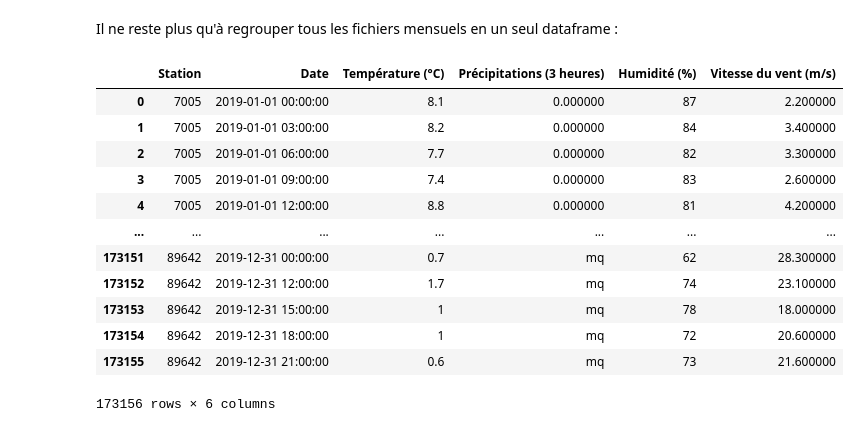
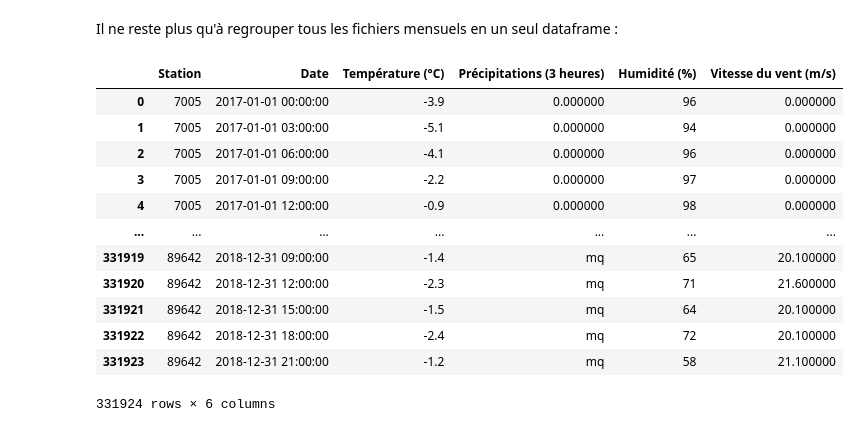
Before and after one commit to Theo-Clavel/feux_de_foret, a Jupyter notebook: main.ipynb, the cells around one changed output. Drawn from its saved outputs; the diff is of its cells as text; code cells hidden in the pictures.

```diff
--- a/main.ipynb
+++ b/main.ipynb
@@ -112,23 +112,23 @@ Il ne reste plus qu'à regrouper tous les fichiers mensuels en un seul dataframe
 # %%
 df_meteo = pd.DataFrame()
 
-for k in range(2019,2020):
+for k in range(2017,2019):
     for i in range(1,13):
         df_meteo = pd.concat([df_meteo, cleaned_csv(k,i)], ignore_index = True)
 
 df_meteo
 # %% [output]
 |  | Station | Date | Température (°C) | Précipitations (3 heures) | Humidité (%) | Vitesse du vent (m/s) |
-| 0 | 7005 | 2019-01-01 00:00:00 | 8.1 | 0.000000 | 87 | 2.200000 |
-| 1 | 7005 | 2019-01-01 03:00:00 | 8.2 | 0.000000 | 84 | 3.400000 |
-| 2 | 7005 | 2019-01-01 06:00:00 | 7.7 | 0.000000 | 82 | 3.300000 |
-| 3 | 7005 | 2019-01-01 09:00:00 | 7.4 | 0.000000 | 83 | 2.600000 |
-| 4 | 7005 | 2019-01-01 12:00:00 | 8.8 | 0.000000 | 81 | 4.200000 |
+| 0 | 7005 | 2017-01-01 00:00:00 | -3.9 | 0.000000 | 96 | 0.000000 |
+| 1 | 7005 | 2017-01-01 03:00:00 | -5.1 | 0.000000 | 94 | 0.000000 |
+| 2 | 7005 | 2017-01-01 06:00:00 | -4.1 | 0.000000 | 96 | 0.000000 |
+| 3 | 7005 | 2017-01-01 09:00:00 | -2.2 | 0.000000 | 97 | 0.000000 |
+| 4 | 7005 | 2017-01-01 12:00:00 | -0.9 | 0.000000 | 98 | 0.000000 |
 | ... | ... | ... | ... | ... | ... | ... |
-| 173151 | 89642 | 2019-12-31 00:00:00 | 0.7 | mq | 62 | 28.300000 |
-| 173152 | 89642 | 2019-12-31 12:00:00 | 1.7 | mq | 74 | 23.100000 |
-| 173153 | 89642 | 2019-12-31 15:00:00 | 1 | mq | 78 | 18.000000 |
-| 173154 | 89642 | 2019-12-31 18:00:00 | 1 | mq | 72 | 20.600000 |
-| 173155 | 89642 | 2019-12-31 21:00:00 | 0.6 | mq | 73 | 21.600000 |
+| 331919 | 89642 | 2018-12-31 09:00:00 | -1.4 | mq | 65 | 20.100000 |
+| 331920 | 89642 | 2018-12-31 12:00:00 | -2.3 | mq | 71 | 21.600000 |
+| 331921 | 89642 | 2018-12-31 15:00:00 | -1.5 | mq | 64 | 20.100000 |
+| 331922 | 89642 | 2018-12-31 18:00:00 | -2.4 | mq | 72 | 20.100000 |
+| 331923 | 89642 | 2018-12-31 21:00:00 | -1.2 | mq | 58 | 21.100000 |
-173156 rows × 6 columns
+331924 rows × 6 columns
 # %%
```
Also changed, not shown: parts of 3 cells of this notebook, 1 other file.
